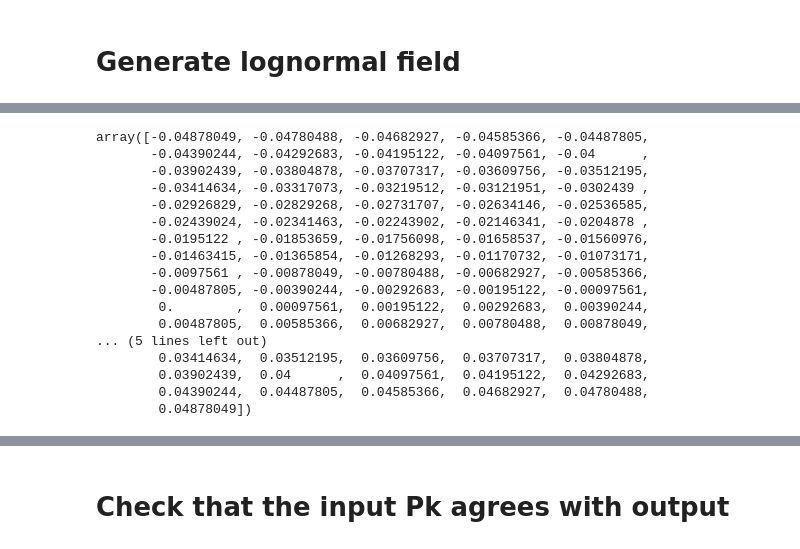
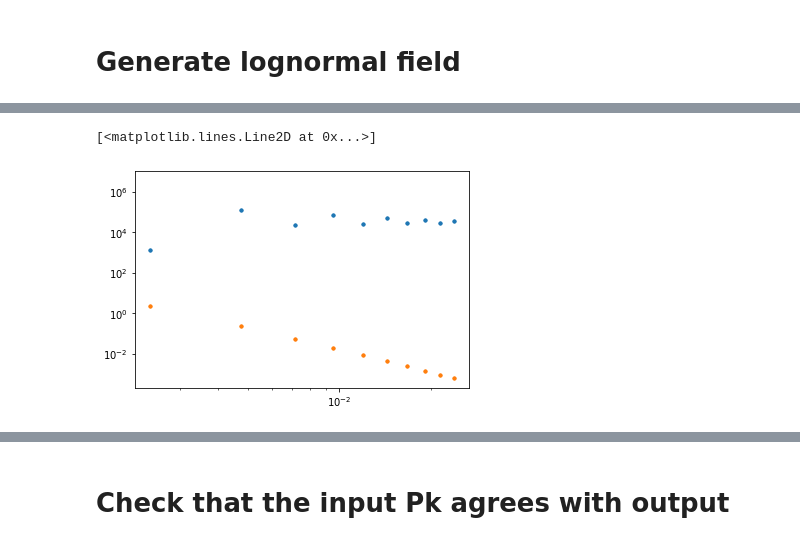
Before and after one commit to remi-adam/pitszi, a Jupyter notebook: notebook/pitszi_dev_lognormal_field_from_pk.ipynb, the cells around one changed output, grey strips where cells are left out. Saved outputs shown, nothing was run; the diff lists cells and outputs as text; code cells hidden in the pictures.

```diff
--- a/notebook/pitszi_dev_lognormal_field_from_pk.ipynb
+++ b/notebook/pitszi_dev_lognormal_field_from_pk.ipynb
@@ -151,43 +339,0 @@ plt.colorbar()
-# %%
-    N1, N2, N3 = P3d_k_grid.shape
-
-    if (N1 % 2) == 0:
-        n1 = np.linspace(-N1/2, N1/2-1, N1)
-    else:
-        n1 = np.linspace(-(N1-1)/2, (N1-1)/2, N1)
-
-    if (N2 % 2) == 0:
-        n2 = np.linspace(-N2/2, N2/2-1, N2)
-    else:
-        n2 = np.linspace(-(N2-1)/2, (N2-1)/2, N2)
-
-    if (N3 % 2) == 0:
-        n3 = np.linspace(-N3/2, N3/2-1, N3)
-    else:
-        n3 = np.linspace(-(N3-1)/2, (N3-1)/2, N3)
-
-    x_1 = n1 * proj_reso
-    x_2 = n2 * proj_reso
-    x_3 = n3 * los_reso
-
-    k_1 = n1 / (N1 * proj_reso)
-    k_2 = n2 / (N2 * proj_reso)
-    k_3 = n3 / (N2 * los_reso)
-# %% [output]
-array([-0.04878049, -0.04780488, -0.04682927, -0.04585366, -0.04487805,
-       -0.04390244, -0.04292683, -0.04195122, -0.04097561, -0.04      ,
-       -0.03902439, -0.03804878, -0.03707317, -0.03609756, -0.03512195,
-       -0.03414634, -0.03317073, -0.03219512, -0.03121951, -0.0302439 ,
-       -0.02926829, -0.02829268, -0.02731707, -0.02634146, -0.02536585,
-       -0.02439024, -0.02341463, -0.02243902, -0.02146341, -0.0204878 ,
-       -0.0195122 , -0.01853659, -0.01756098, -0.01658537, -0.01560976,
-       -0.01463415, -0.01365854, -0.01268293, -0.01170732, -0.01073171,
-       -0.0097561 , -0.00878049, -0.00780488, -0.00682927, -0.00585366,
-       -0.00487805, -0.00390244, -0.00292683, -0.00195122, -0.00097561,
-        0.        ,  0.00097561,  0.00195122,  0.00292683,  0.00390244,
-        0.00487805,  0.00585366,  0.00682927,  0.00780488,  0.00878049,
-... (5 lines left out)
-        0.03414634,  0.03512195,  0.03609756,  0.03707317,  0.03804878,
-        0.03902439,  0.04      ,  0.04097561,  0.04195122,  0.04292683,
-        0.04390244,  0.04487805,  0.04585366,  0.04682927,  0.04780488,
-        0.04878049])
@@ -228,0 +340,8 @@ def pkrho2pks(pkrho, proj_reso, los_reso):
+# %%
+#plt.loglog(k3d_norm_flat, (k3d_norm_flat**3*P3d_k_grid_lin.flatten())**0.5, marker='.', ls='')
+#plt.loglog(k3d_norm_flat, (k3d_norm_flat**3*P3d_k_grid.flatten())**0.5, ls='', marker='.')
+plt.loglog(k3d_norm_flat, P3d_k_grid_lin.flatten(), marker='.', ls='')
+plt.loglog(k3d_norm_flat, P3d_k_grid.flatten(), ls='', marker='.')
+# %% [output]
+[<matplotlib.lines.Line2D at 0x...>]
+[figure, added]
```
Also changed, not shown: parts of 13 cells of this notebook, 2 other files.
